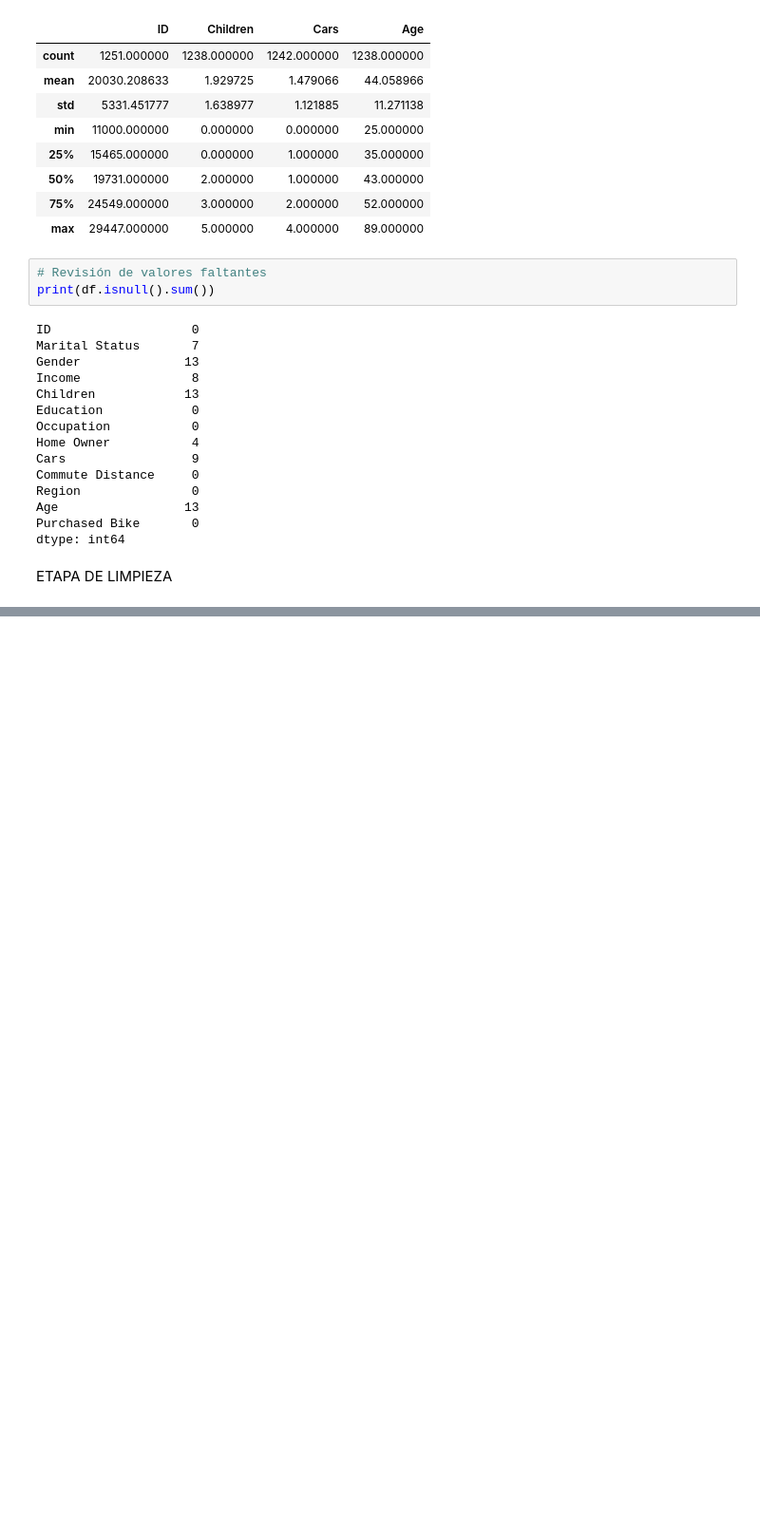
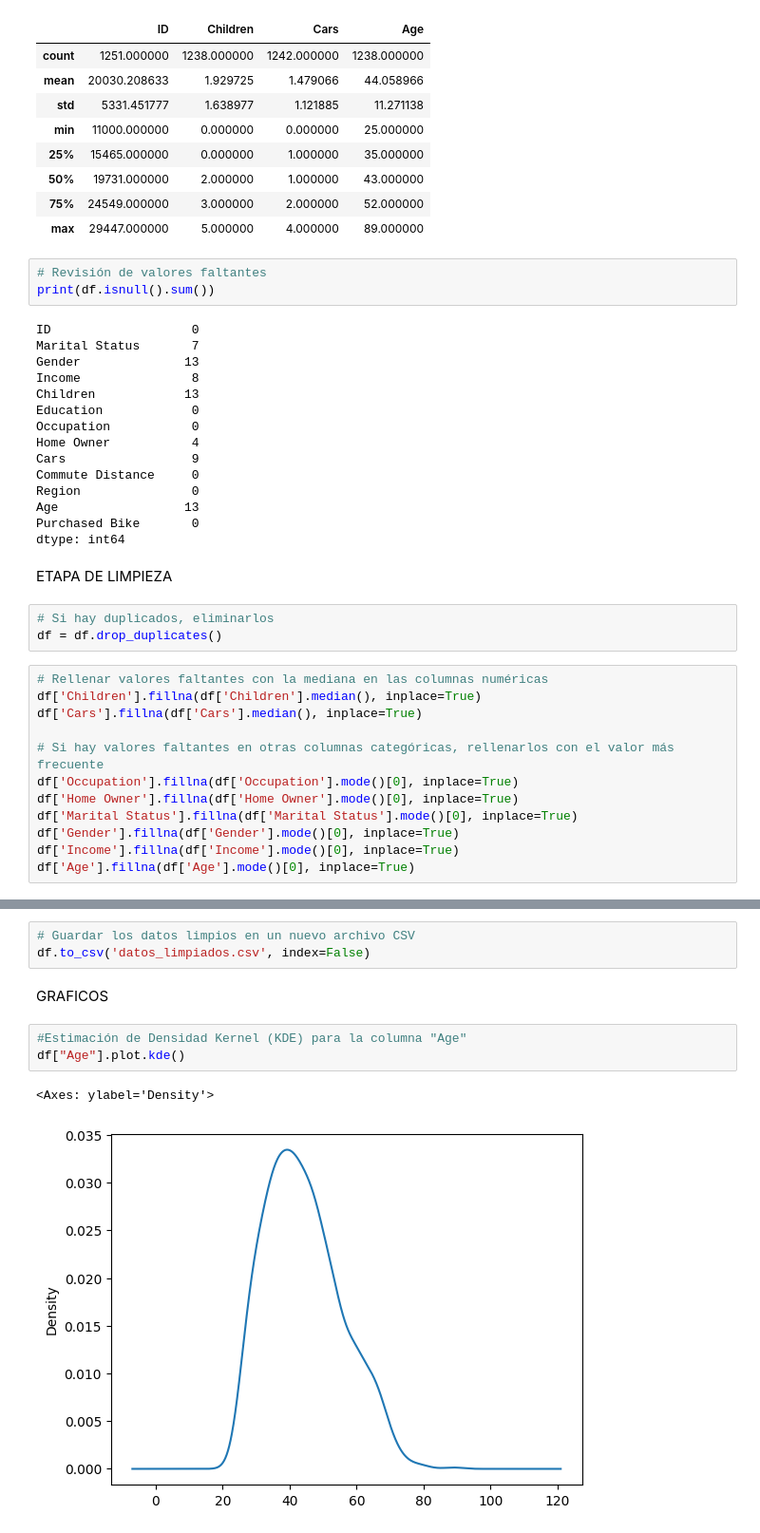
Before and after one commit to Markechy/Analitica, a Jupyter notebook: ACT_Limpieza.ipynb, the cells around one changed output, grey strips where cells are left out. Shown at 95% size. Cells and saved outputs as stored; diff of their text form; blank space fills up the shorter version.

```diff
--- a/ACT_Limpieza.ipynb
+++ b/ACT_Limpieza.ipynb
@@ -82,3 +82,18 @@ Purchased Bike       0
 dtype: int64
 # %% [markdown]
 ETAPA DE LIMPIEZA
+# %%
+# Si hay duplicados, eliminarlos
+df = df.drop_duplicates()
+# %%
+# Rellenar valores faltantes con la mediana en las columnas numéricas
+df['Children'].fillna(df['Children'].median(), inplace=True)
+df['Cars'].fillna(df['Cars'].median(), inplace=True)
+
+# Si hay valores faltantes en otras columnas categóricas, rellenarlos con el valor más frecuente
+df['Occupation'].fillna(df['Occupation'].mode()[0], inplace=True)
+df['Home Owner'].fillna(df['Home Owner'].mode()[0], inplace=True)
+df['Marital Status'].fillna(df['Marital Status'].mode()[0], inplace=True)
+df['Gender'].fillna(df['Gender'].mode()[0], inplace=True)
+df['Income'].fillna(df['Income'].mode()[0], inplace=True)
+df['Age'].fillna(df['Age'].mode()[0], inplace=True)
@@ -84,0 +136,11 @@ ETAPA DE LIMPIEZA
+# %%
+# Guardar los datos limpios en un nuevo archivo CSV
+df.to_csv('datos_limpiados.csv', index=False)
+# %% [markdown]
+GRAFICOS
+# %%
+#Estimación de Densidad Kernel (KDE) para la columna "Age"
+df["Age"].plot.kde()
+# %% [output]
+<Axes: ylabel='Density'>
+[figure, added]
```
Also changed, not shown: parts of 5 cells of this notebook.
